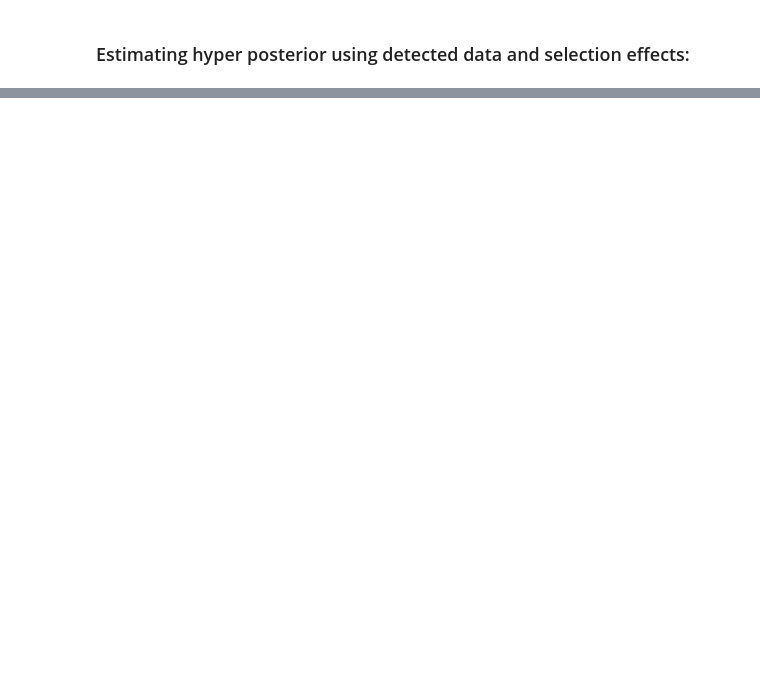
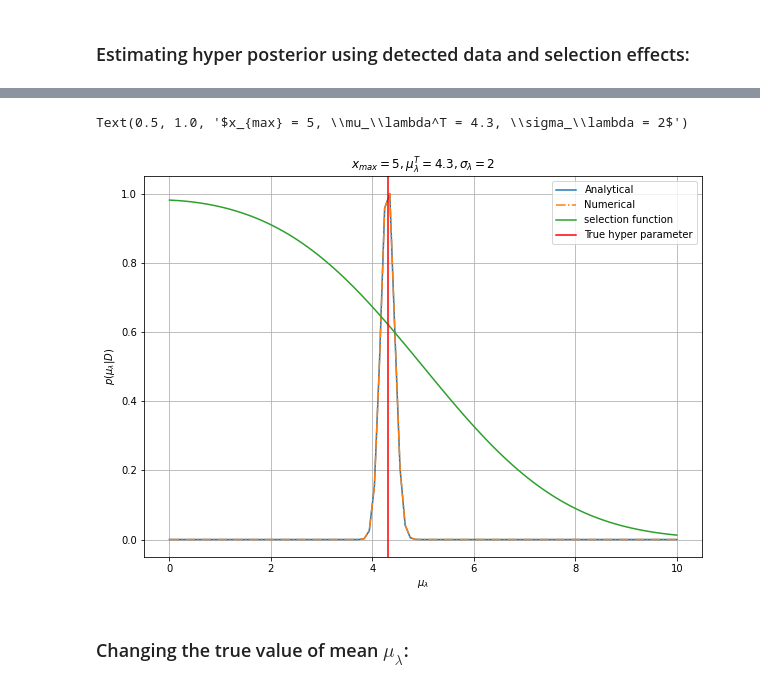
Before and after one commit to mukesh-k-singh/RatesPopMiniSchool2021, a Jupyter notebook: day1/Simple_1d_example.ipynb, the cells around one changed output, grey strips where cells are left out. Cells and saved outputs as stored; diff of their text form; code cells hidden in the pictures; blank space fills up the shorter version.

```diff
--- a/day1/Simple_1d_example.ipynb
+++ b/day1/Simple_1d_example.ipynb
@@ -116,0 +166,16 @@ Text(0.5, 1.0, '$x_{max} = 5, \\mu_\\lambda^T = 4.3, \\sigma_\\lambda = 2$')
+# %%
+plt.figure(figsize=(10,7))
+plt.plot(mu_lambda, mu_lambda_posterior/max(mu_lambda_posterior), label="Analytical")
+plt.plot(mu_lambda,mu_lambda_num_posterior/max(mu_lambda_num_posterior), label="Numerical", ls='-.')
+plt.plot(mu_lambda, alpha_mu_lambda, label="selection function")
+plt.axvline(x=mu_lambda_T, c='r', label="True hyper parameter")
+plt.xlabel("$\mu_\lambda$")
+plt.ylabel("$ p(\mu_\lambda|D)$")
+plt.legend(loc='best')
+plt.grid()
+plt.title("$x_{max} = 5, \mu_\lambda^T = 4.3, \sigma_\lambda = 2$")
+# %% [output]
+Text(0.5, 1.0, '$x_{max} = 5, \\mu_\\lambda^T = 4.3, \\sigma_\\lambda = 2$')
+[figure, added]
+# %% [markdown]
+### Changing the true value of mean $\mu_{\lambda}$:
```
Also changed, not shown: parts of 23 cells of this notebook, 1 other file.
